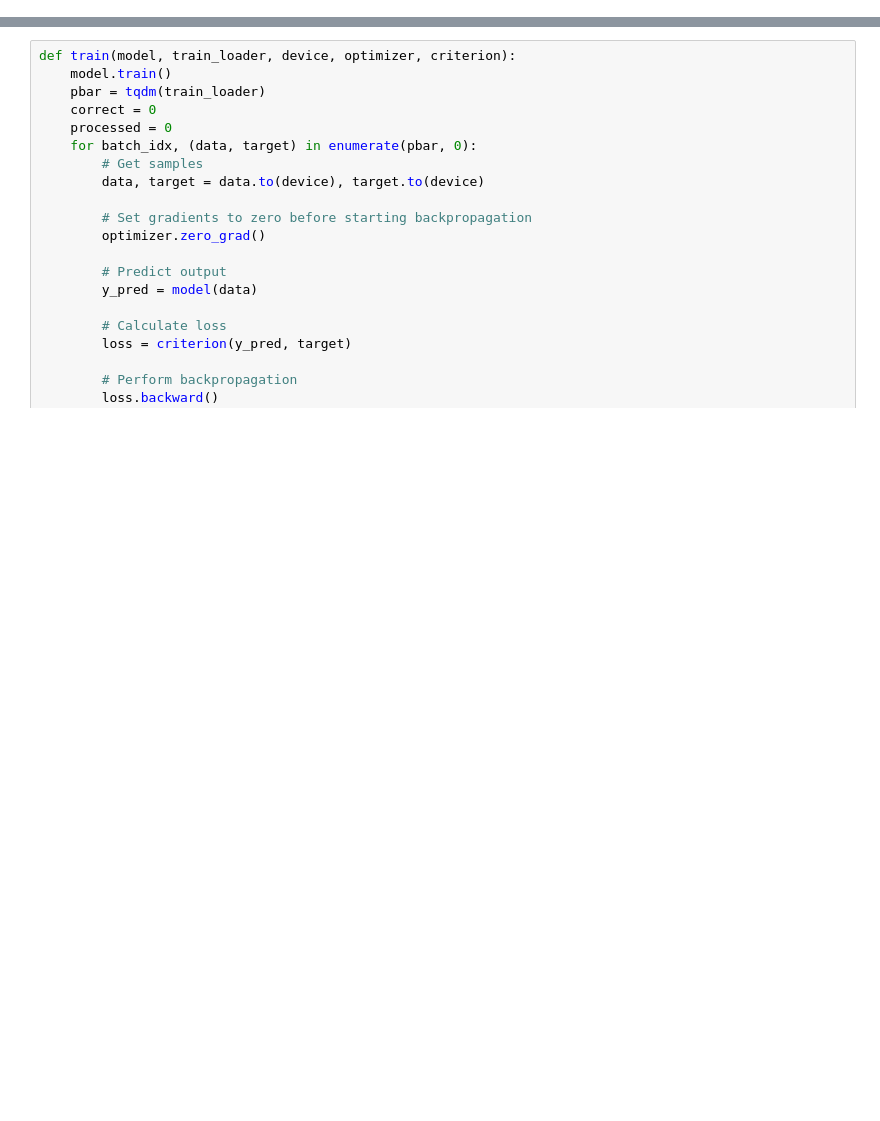
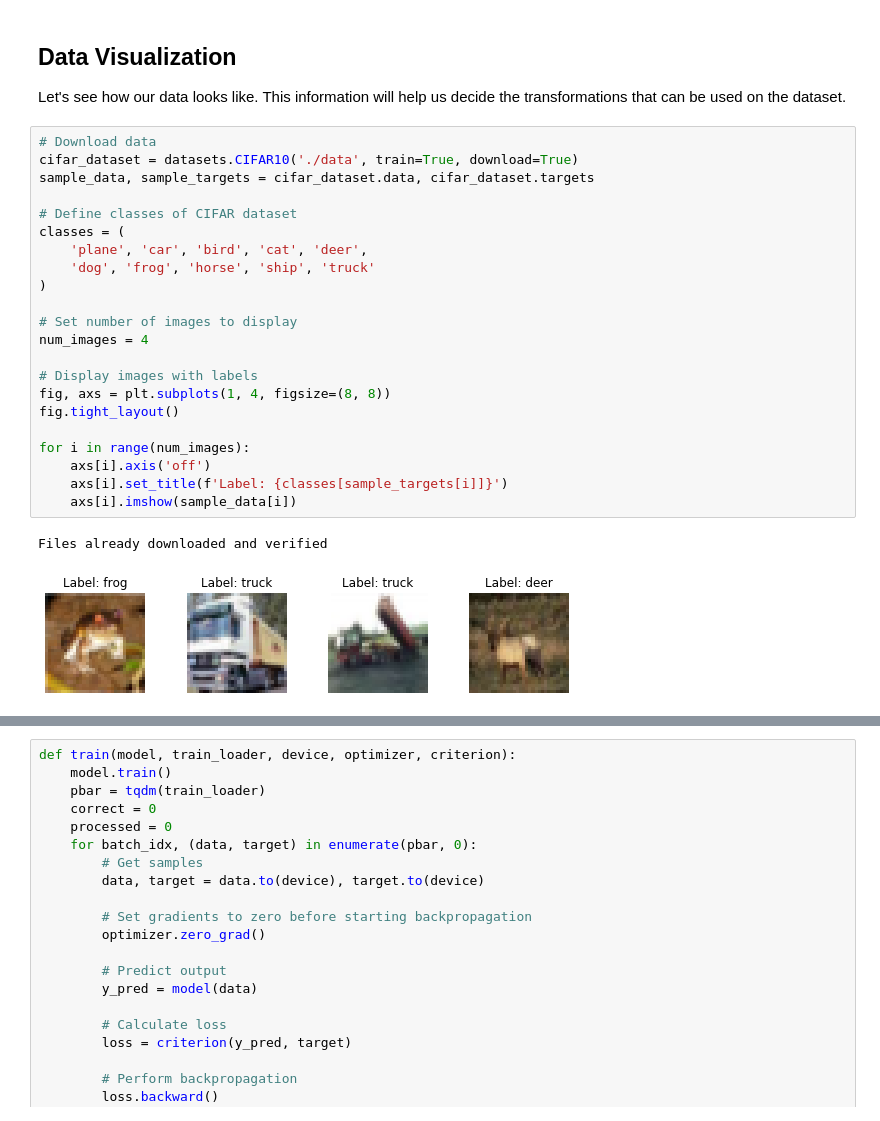
Before and after one commit to shan18/EVA4, a Jupyter notebook: S7_Part2/S7.ipynb, the cells around one changed output, grey strips where cells are left out. Saved outputs shown, nothing was run; the diff lists cells and outputs as text; blank space fills up the shorter version.

```diff
--- a/S7_Part2/S7.ipynb
+++ b/S7_Part2/S7.ipynb
@@ -73,0 +35,28 @@ We transform them to Tensors of normalized range [-1, 1].
+# %% [markdown]
+## Data Visualization
+Let's see how our data looks like. This information will help us decide the transformations that can be used on the dataset.
+# %%
+# Download data
+cifar_dataset = datasets.CIFAR10('./data', train=True, download=True)
+sample_data, sample_targets = cifar_dataset.data, cifar_dataset.targets
+
+# Define classes of CIFAR dataset
+classes = (
+    'plane', 'car', 'bird', 'cat', 'deer',
+    'dog', 'frog', 'horse', 'ship', 'truck'
+)
+
+# Set number of images to display
+num_images = 4
+
+# Display images with labels
+fig, axs = plt.subplots(1, 4, figsize=(8, 8))
+fig.tight_layout()
+
+for i in range(num_images):
+    axs[i].axis('off')
+    axs[i].set_title(f'Label: {classes[sample_targets[i]]}')
+    axs[i].imshow(sample_data[i])
+# %% [output]
+Files already downloaded and verified
+[figure, added]
```
Also changed, not shown: parts of 44 cells of this notebook.
